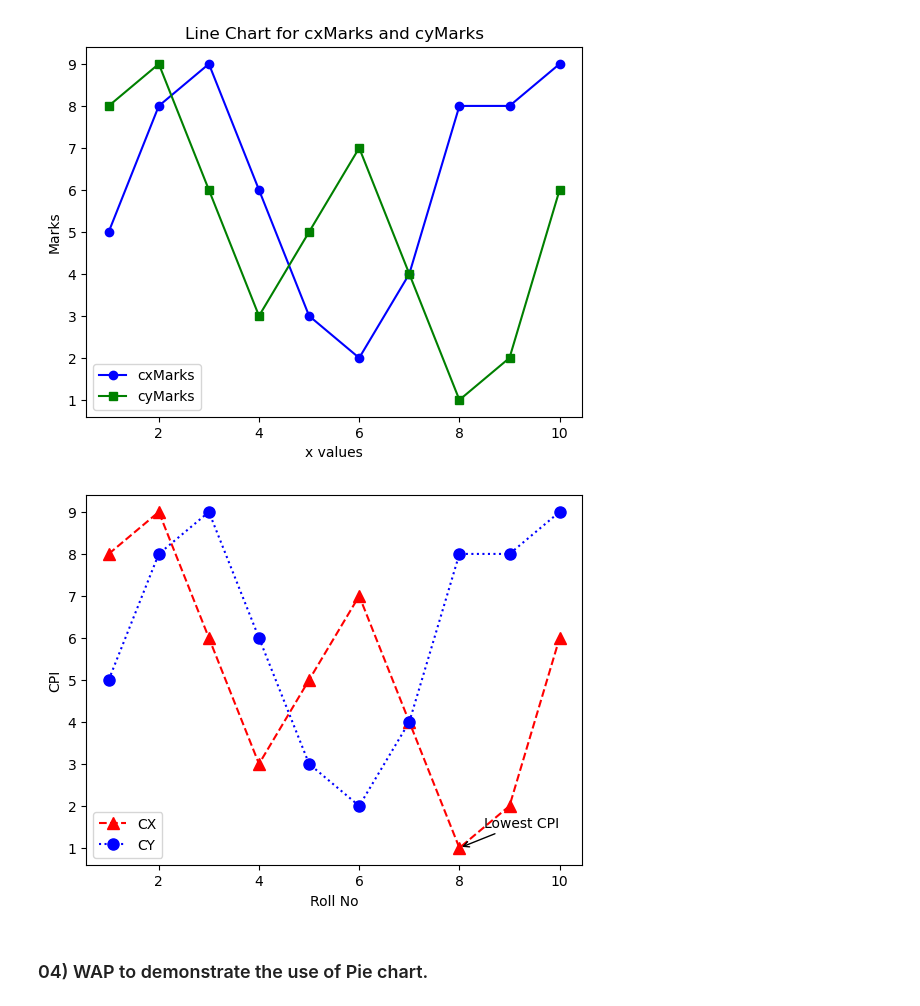
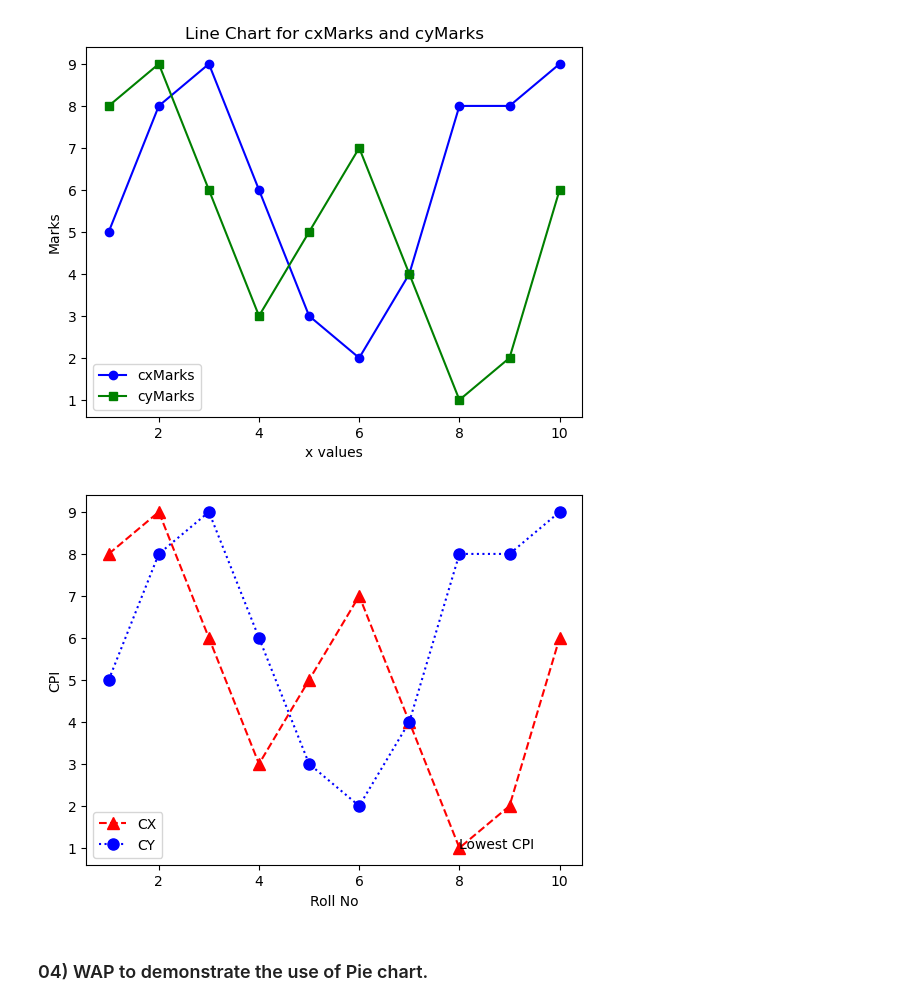
Before and after one commit to KalpViradia/Semster-4, a Jupyter notebook: Python Programming - Lab - 12.ipynb, the cells around one changed output. Drawn from its saved outputs; the diff is of its cells as text; code cells hidden in the pictures.

```diff
--- a/Python Programming - Lab - 12.ipynb
+++ b/Python Programming - Lab - 12.ipynb
@@ -50,20 +50,20 @@ plt.show()
 # %%
 x = range(1,11,1)
 cxMarks= [8,9,6,3,5,7,4,1,2,6]
 cyMarks= [5,8,9,6,3,2,4,8,8,9]
 
 
 # write a code to generate below graph
 
 plt.plot(x, cxMarks, 'r--^', label='CX', markersize=8)
 plt.plot(x, cyMarks, 'b:o', label='CY', markersize=8)
-plt.annotate('Lowest CPI', xy=(8, 1), xytext=(8.5, 1.5), arrowprops=dict(facecolor='black', arrowstyle='->'), fontsize=10)
+plt.annotate('Lowest CPI', xy=(8, 1), fontsize=10)
 plt.xlabel("Roll No")
 plt.ylabel("CPI")
 plt.legend()
 plt.show()
 # %% [output]
-[figure, old version]
+[figure, new version]
 # %% [markdown]
 ### 04) WAP to demonstrate the use of Pie chart.
 # %%
```
Also changed, not shown: parts of 2 cells of this notebook.
